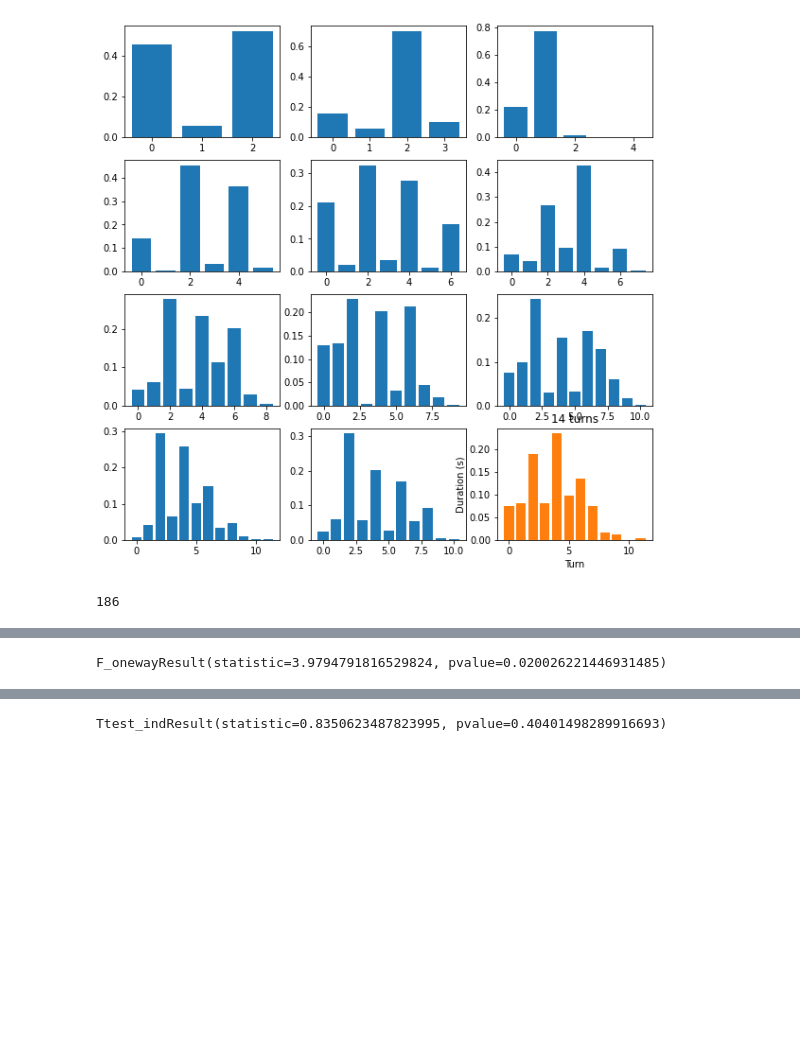
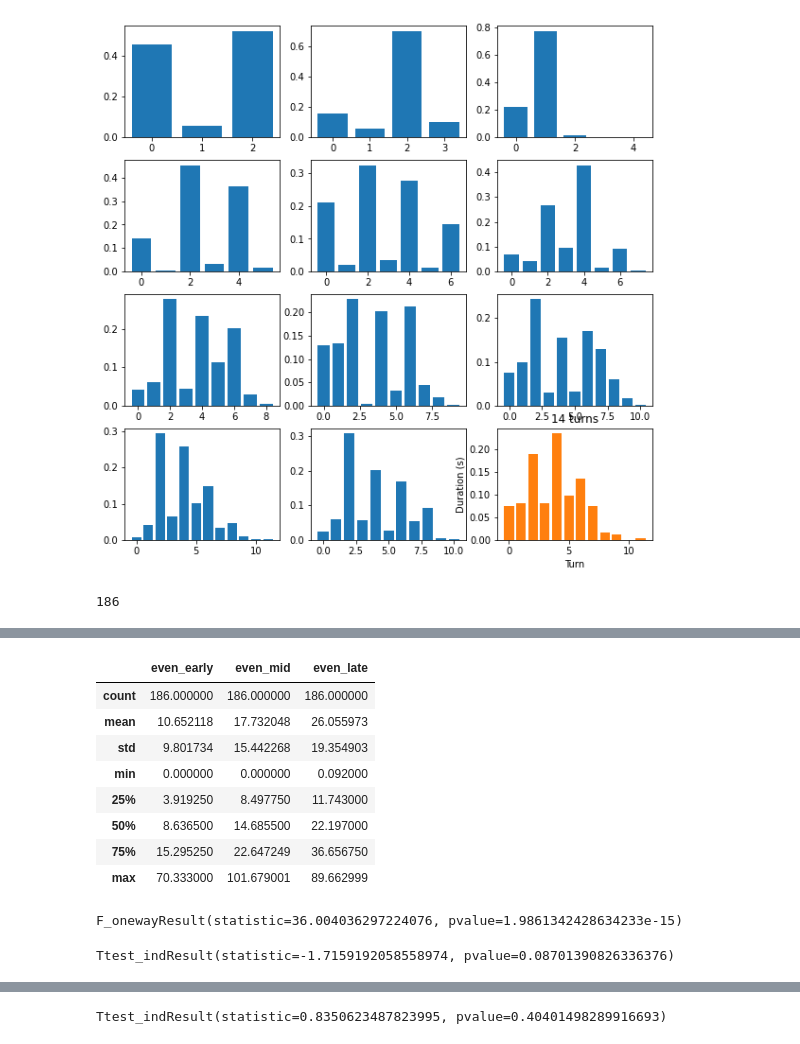
Before and after one commit to msamogh/tod-eye-gaze-ui, a Jupyter notebook: analysis/Vertical-Significance.ipynb, the cells around one changed output, grey strips where cells are left out. Cells and saved outputs as stored; diff of their text form; code cells hidden in the pictures; blank space fills up the shorter version.

```diff
--- a/analysis/Vertical-Significance.ipynb
+++ b/analysis/Vertical-Significance.ipynb
@@ -101,4 +148,20 @@ df[["early_norm", "mid_norm", "late_norm"]].describe()
+# %%
+df[["even_early", "even_mid", "even_late"]].describe()
+# %% [output]
+|  | even_early | even_mid | even_late |
+| count | 186.000000 | 186.000000 | 186.000000 |
+| mean | 10.652118 | 17.732048 | 26.055973 |
+| std | 9.801734 | 15.442268 | 19.354903 |
+| min | 0.000000 | 0.000000 | 0.092000 |
+| 25% | 3.919250 | 8.497750 | 11.743000 |
+| 50% | 8.636500 | 14.685500 | 22.197000 |
+| 75% | 15.295250 | 22.647249 | 36.656750 |
+| max | 70.333000 | 101.679001 | 89.662999 |
 # %%
-f_oneway(df["early_norm"], df["mid_norm"], df["late_norm"])
+f_oneway(df["odd_early_norm"], df["odd_mid_norm"], df["odd_late_norm"])
 # %% [output]
-F_onewayResult(statistic=3.9794791816529824, pvalue=0.020026221446931485)
+F_onewayResult(statistic=36.004036297224076, pvalue=1.9861342428634233e-15)
+# %%
+ttest_ind(df["odd_early_norm"], df["odd_late_norm"])
+# %% [output]
+Ttest_indResult(statistic=-1.7159192058558974, pvalue=0.08701390826336376)
```
Also changed, not shown: parts of 15 cells of this notebook.
